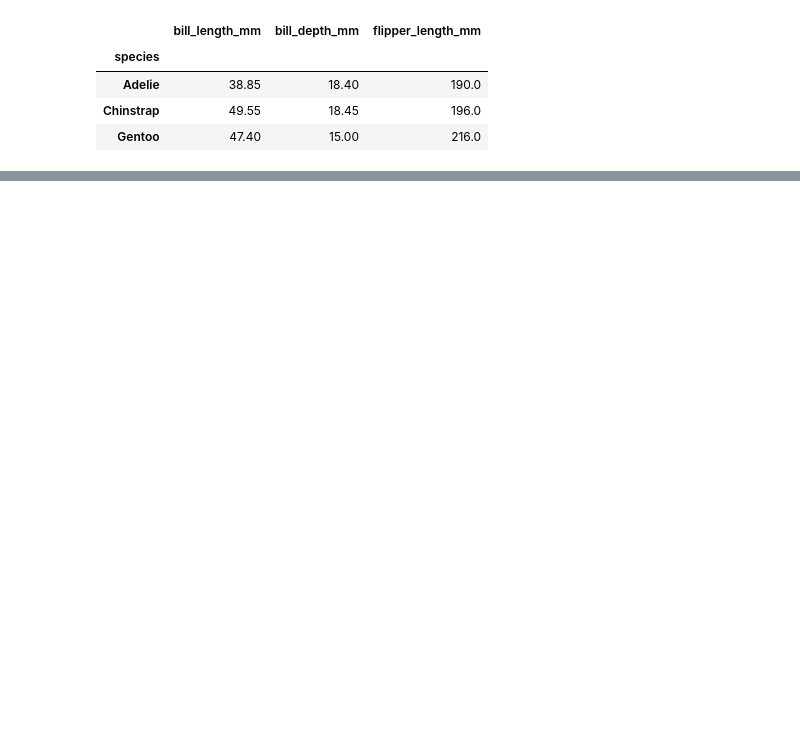
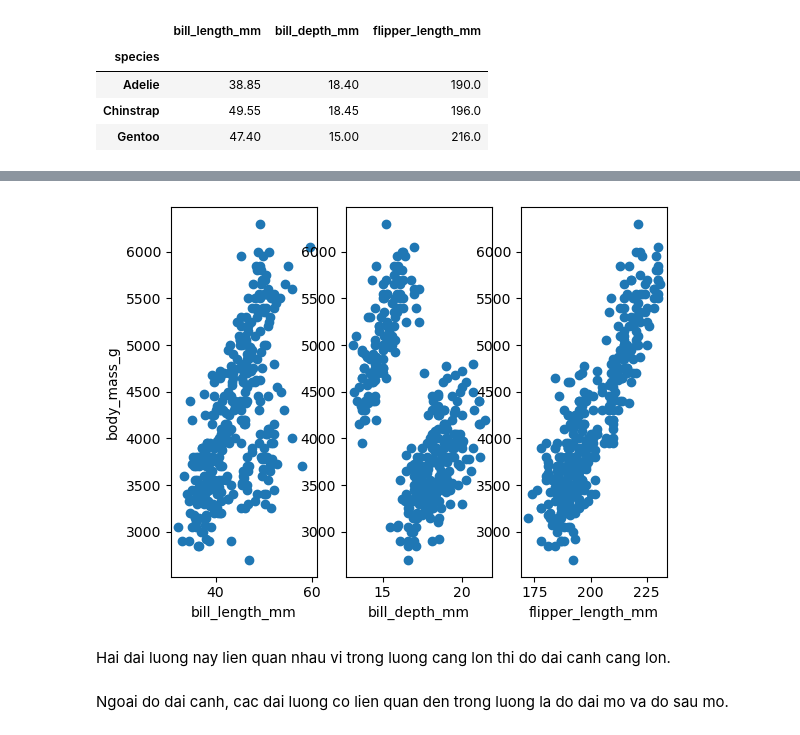
Before and after one commit to tiesen243/data-analyst, a Jupyter notebook: midterm-practice/peg.ipynb, the cells around one changed output, grey strips where cells are left out. Saved outputs shown, nothing was run; the diff lists cells and outputs as text; code cells hidden in the pictures; blank space fills up the shorter version.

```diff
--- a/midterm-practice/peg.ipynb
+++ b/midterm-practice/peg.ipynb
@@ -55,0 +75,24 @@ peg.groupby('species')['bill_length_mm','bill_depth_mm', 'flipper_length_mm'].de
+# %%
+plt.subplot(1, 3, 1)
+plt.scatter(peg["bill_length_mm"], peg["body_mass_g"])
+plt.xlabel("bill_length_mm")
+plt.ylabel("body_mass_g")
+
+
+plt.subplot(1, 3, 2)
+plt.scatter(peg["bill_depth_mm"], peg["body_mass_g"])
+plt.xlabel("bill_depth_mm")
+
+
+plt.subplot(1, 3, 3)
+plt.scatter(peg["flipper_length_mm"], peg["body_mass_g"])
+plt.xlabel("flipper_length_mm")
+
+
+plt.show()
+# %% [output]
+[figure, added]
+# %% [markdown]
+Hai dai luong nay lien quan nhau vi trong luong cang lon thi do dai canh cang lon.
+# %% [markdown]
+Ngoai do dai canh, cac dai luong co lien quan den trong luong la do dai mo va do sau mo.
```
Also changed, not shown: parts of 10 cells of this notebook, 3 other files.
